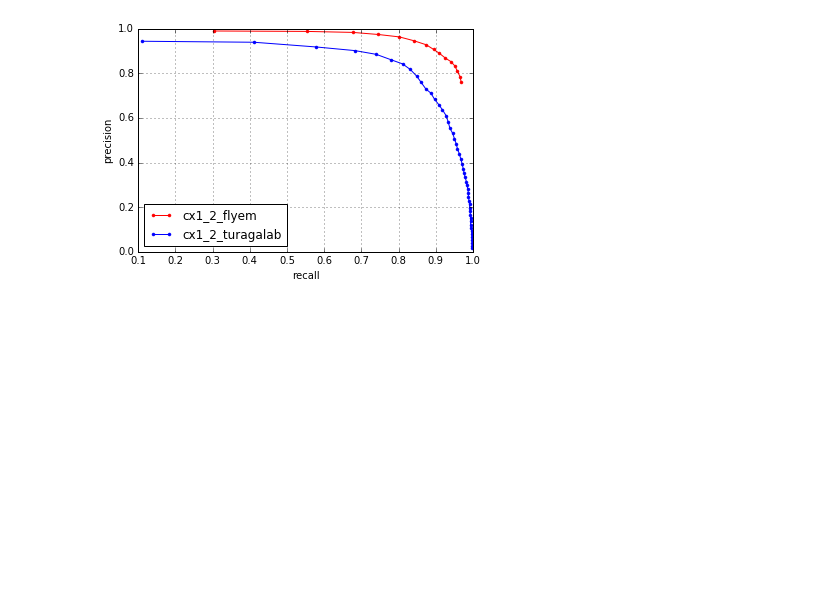
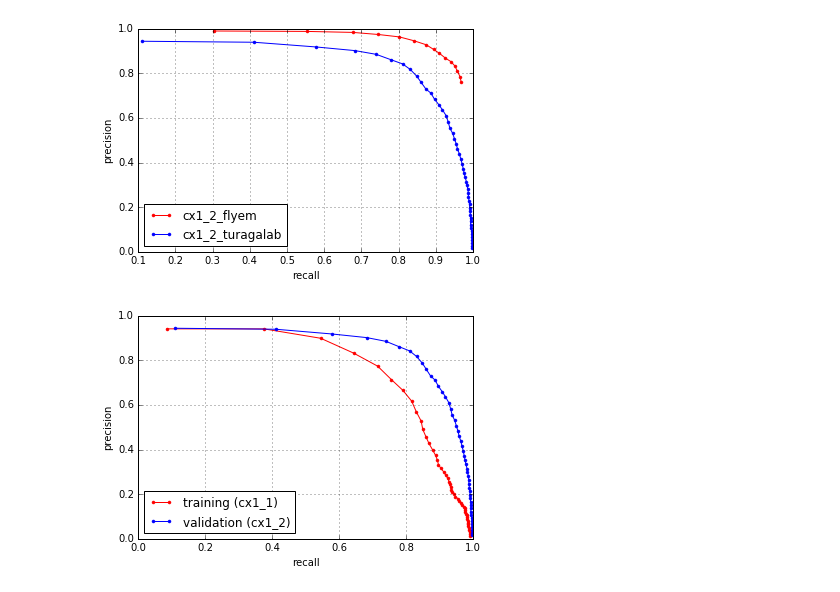
Before and after one commit to TuragaLab/syntist_progress_report, a Jupyter notebook: notebooks_evaluations/Evaluation_Run_23.ipynb, the cells around one changed output. Drawn from its saved outputs; the diff is of its cells as text; code cells hidden in the pictures; blank space fills up the shorter version.

Commit message:
Extend evaluation of run 23&25 with PR-values for training set

```diff
--- a/notebooks_evaluations/Evaluation_Run_23.ipynb
+++ b/notebooks_evaluations/Evaluation_Run_23.ipynb
@@ -33,6 +33,12 @@ IP.visualize_pred_presyn_locations(inputfilename, shape=[500, 800], num_slices=6
 ('GT BM Presyn: ', (511, 510, 2169))
 ('Pred BM Presyn: ', (511, 510, 2169))
 [figure]
+# %%
+cx1_1_json_filename = os.path.join(os.getenv("HOME")+'/projects/syntist/processing', '20170625', '085445',
+                             '100000','cx1_1_syn_locations_sigma2_minpeakdist10.json')
+cx1_1_results_turagalab = flyem_eval.evaluate_pr(flyem_eval.Tbar_Info(cx1_1_json_filename),
+                                                 flyem_eval.cx_synapse_groundtruth('1'),
+                                                 conf_thresholds=np.arange(0.0,0.98,0.02))
 # %%
 cx1_2_json_filename = os.path.join(os.getenv("HOME")+'/projects/syntist/processing', '20170625', '085445',
                              '100000','cx1_2_syn_locations_sigma2_minpeakdist10.json')
@@ -54,3 +61,15 @@ plt.grid()
 plt.show()
 # %% [output]
 [figure]
+# %%
+# compare tuaraglab training set vs validation set
+fig, ax = plt.subplots()
+ax.plot(cx1_1_results_turagalab.rr, cx1_1_results_turagalab.pp, 'r.-', label='training (cx1_1)')
+ax.plot(cx1_2_results_turagalab.rr, cx1_2_results_turagalab.pp, 'b.-', label='validation (cx1_2)')
+legend = ax.legend(loc='lower left')
+plt.xlabel('recall')
+plt.ylabel('precision')
+plt.grid()
+plt.show()
+# %% [output]
+[figure, added]
```
Also changed, not shown: parts of 1 cell of this notebook, 1 other file.
